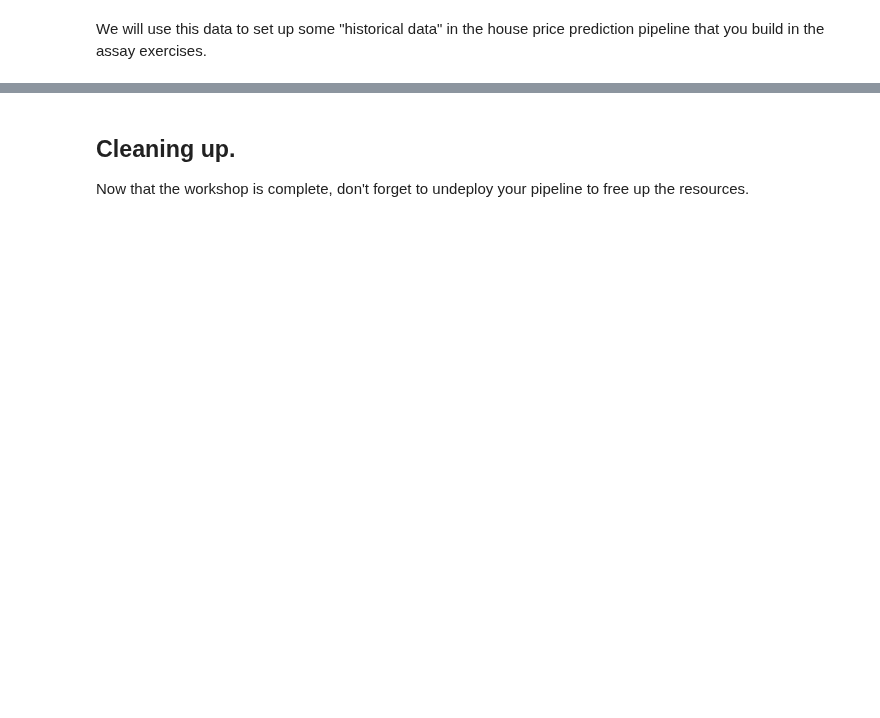
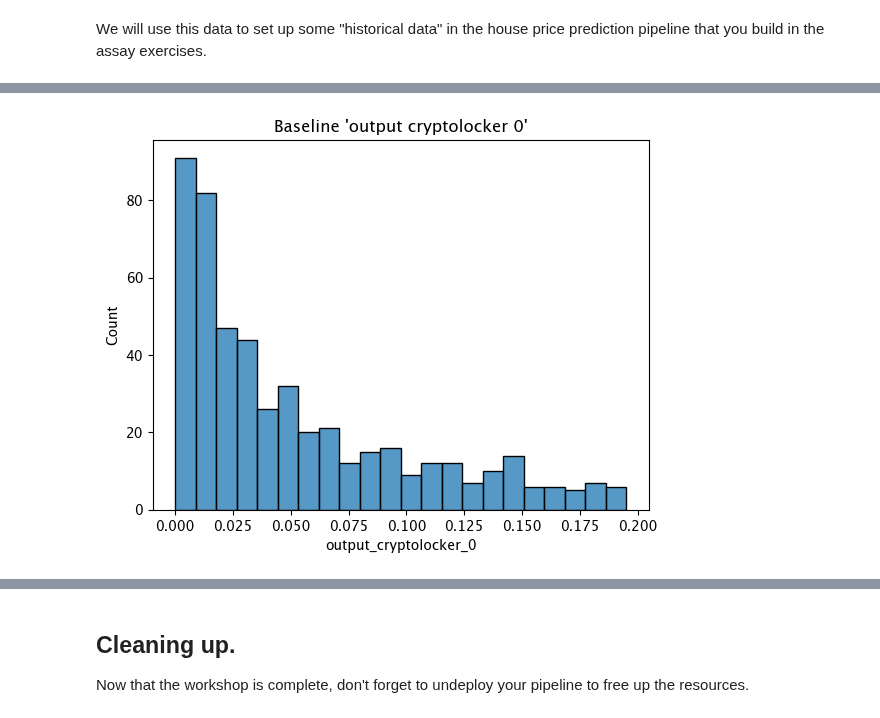
Before and after one commit to WallarooLabs/Workshops, a Jupyter notebook: Classification/Cybersecurity/Notebooks-with-code/N4_drift_detection-with-code.ipynb, the cells around one changed output, grey strips where cells are left out. Drawn from its saved outputs; the diff is of its cells as text; code cells hidden in the pictures; blank space fills up the shorter version.

````diff
--- a/Classification/Cybersecurity/Notebooks-with-code/N4_drift_detection-with-code.ipynb
+++ b/Classification/Cybersecurity/Notebooks-with-code/N4_drift_detection-with-code.ipynb
@@ -157,0 +164,19 @@ We will use this data to set up some "historical data" in the house price predic
+# %%
+# read the assay baseline start datetime
+
+with open('./assay_baseline_start', 'r') as file:
+    assay_baseline_start = datetime.datetime.strptime(file.read(), "%d-%b-%Y (%H:%M:%S.%f)")
+
+# read the assay baseline end datetime
+
+with open('./assay_baseline_end', 'r') as file:
+    assay_baseline_end = datetime.datetime.strptime(file.read(), "%d-%b-%Y (%H:%M:%S.%f)")
+
+# read the assay window start datetime
+
+with open('./assay_window_start', 'r') as file:
+    assay_window_start = datetime.datetime.strptime(file.read(), "%d-%b-%Y (%H:%M:%S.%f)")
+
+display(assay_baseline_start)
+display(assay_window_start)
+display(assay_baseline_end)
@@ -195 +261,16 @@ baseline_end = datetime.datetime.now()
 ```
+# %%
+# Build the assay, based on the start and end of our baseline time,
+# and tracking the output variable index 0
+
+display(assay_baseline_start)
+display(assay_baseline_end)
+
+assay_baseline_from_dates = wl.build_assay(assay_name="assays from date baseline jch",
+                                          pipeline=pipeline,
+                                          iopath="output cryptolocker 0",
+                                          baseline_start=assay_baseline_start,
+                                          baseline_end=assay_baseline_end)
+
+# create the baseline from the dates
+assay_baseline_run_from_dates = assay_baseline_from_dates.build().interactive_baseline_run()
@@ -195,0 +372,4 @@ baseline_end = datetime.datetime.now()
+# %%
+assay_baseline_from_dates.baseline_histogram()
+# %% [output]
+[figure, added]
````
Also changed, not shown: parts of 72 cells of this notebook, 12 other files.
